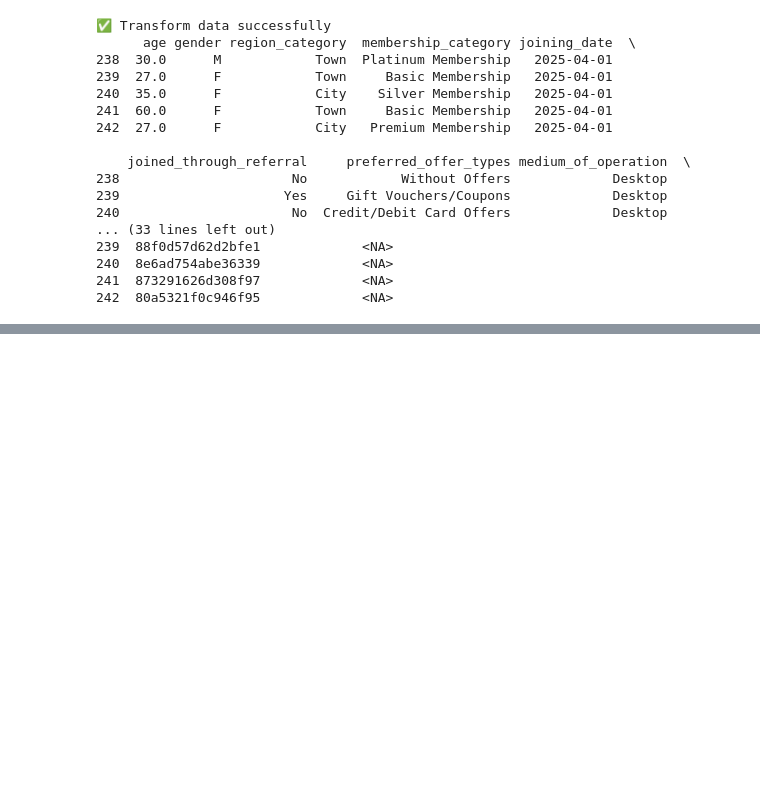
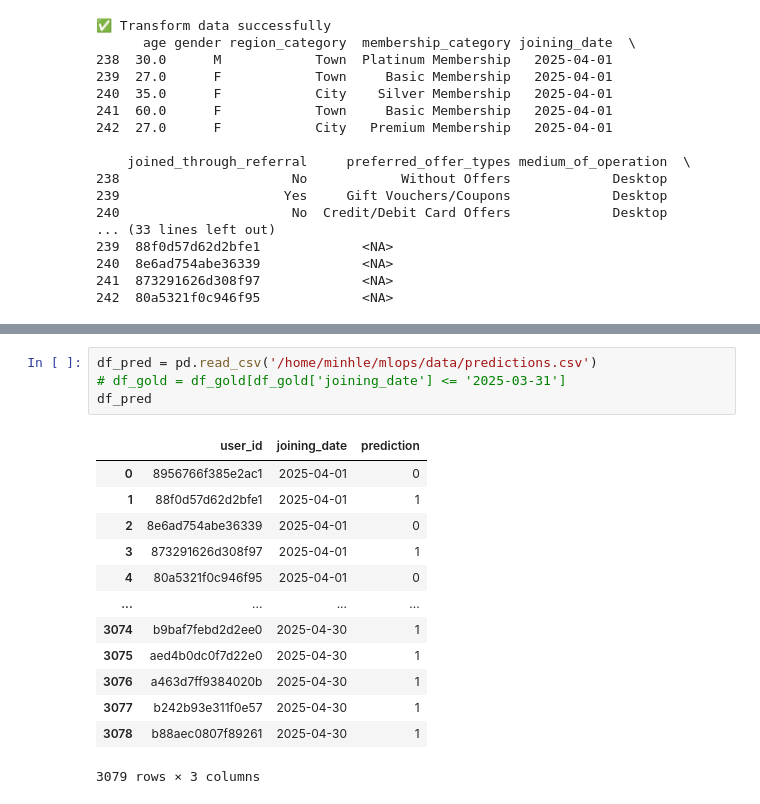
Before and after one commit to MintLee1234/mlops, a Jupyter notebook: Untitled-1.ipynb, the cells around one changed output, grey strips where cells are left out. Saved outputs shown, nothing was run; the diff lists cells and outputs as text; blank space fills up the shorter version.

```diff
--- a/Untitled-1.ipynb
+++ b/Untitled-1.ipynb
@@ -267,2 +297,20 @@ ParserError: Error tokenizing data. C error: Expected 25 fields in line 9072, sa
+# %%
+df_pred = pd.read_csv('/home/minhle/mlops/data/predictions.csv')
+# df_gold = df_gold[df_gold['joining_date'] <= '2025-03-31']
+df_pred
+# %% [output]
+|  | user_id | joining_date | prediction |
+| 0 | 8956766f385e2ac1 | 2025-04-01 | 0 |
+| 1 | 88f0d57d62d2bfe1 | 2025-04-01 | 1 |
+| 2 | 8e6ad754abe36339 | 2025-04-01 | 0 |
+| 3 | 873291626d308f97 | 2025-04-01 | 1 |
+| 4 | 80a5321f0c946f95 | 2025-04-01 | 0 |
+| ... | ... | ... | ... |
+| 3074 | b9baf7febd2d2ee0 | 2025-04-30 | 1 |
+| 3075 | aed4b0dc0f7d22e0 | 2025-04-30 | 1 |
+| 3076 | a463d7ff9384020b | 2025-04-30 | 1 |
+| 3077 | b242b93e311f0e57 | 2025-04-30 | 1 |
+| 3078 | b88aec0807f89261 | 2025-04-30 | 1 |
+3079 rows × 3 columns
 # %%
 import pandas as pd
```
Also changed, not shown: parts of 16 cells of this notebook, 51 other files.
